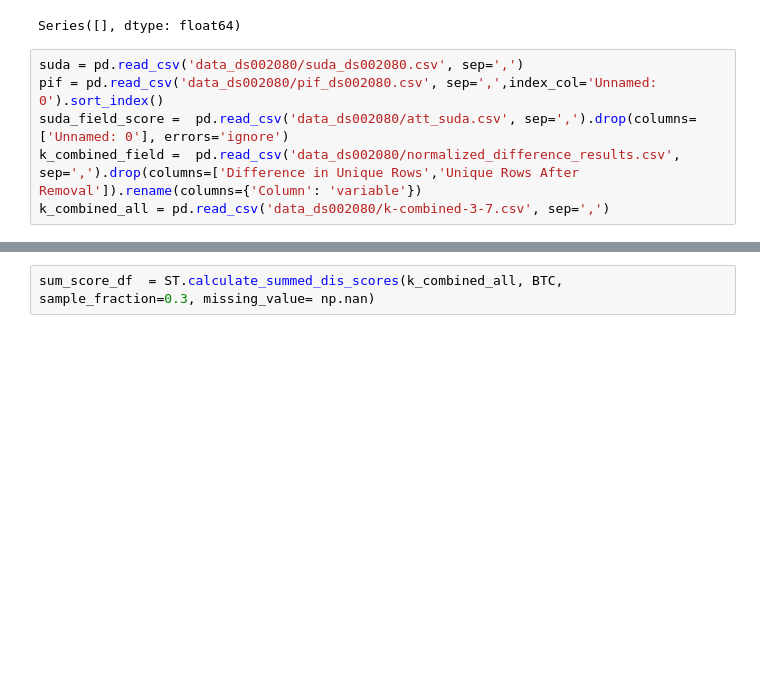
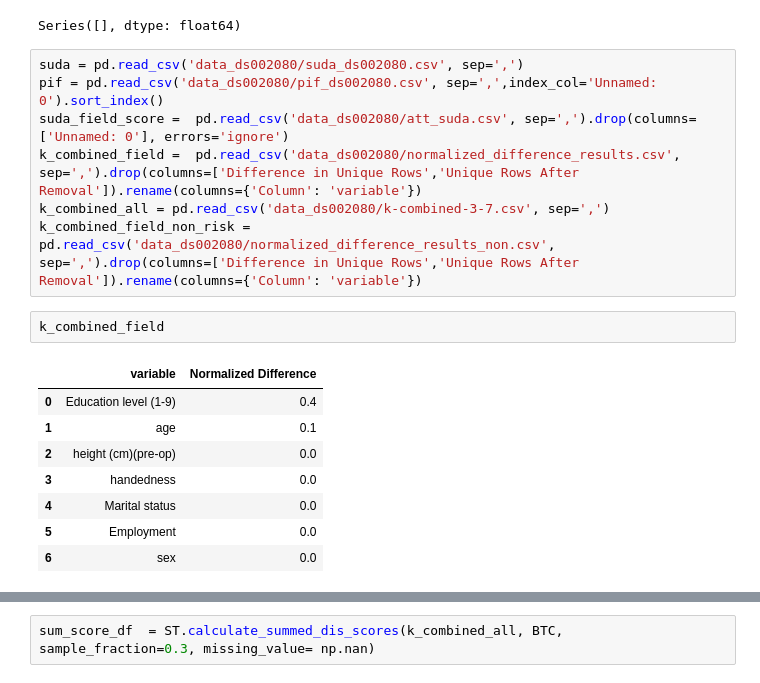
Before and after one commit to EmiKib/MetaprivBIDS-Assessment, a Jupyter notebook: BTC_ds002080/BTC.ipynb, the cells around one changed output, grey strips where cells are left out. Cells and saved outputs as stored; diff of their text form; blank space fills up the shorter version.

```diff
--- a/BTC_ds002080/BTC.ipynb
+++ b/BTC_ds002080/BTC.ipynb
@@ -23,6 +24,18 @@ pif = pd.read_csv('data_ds002080/pif_ds002080.csv', sep=',',index_col='Unnamed:
 suda_field_score =  pd.read_csv('data_ds002080/att_suda.csv', sep=',').drop(columns=['Unnamed: 0'], errors='ignore')
 k_combined_field =  pd.read_csv('data_ds002080/normalized_difference_results.csv', sep=',').drop(columns=['Difference in Unique Rows','Unique Rows After Removal']).rename(columns={'Column': 'variable'})
 k_combined_all = pd.read_csv('data_ds002080/k-combined-3-7.csv', sep=',')
+k_combined_field_non_risk = pd.read_csv('data_ds002080/normalized_difference_results_non.csv', sep=',').drop(columns=['Difference in Unique Rows','Unique Rows After Removal']).rename(columns={'Column': 'variable'})
+# %%
+k_combined_field
+# %% [output]
+|  | variable | Normalized Difference |
+| 0 | Education level (1-9) | 0.4 |
+| 1 | age | 0.1 |
+| 2 | height (cm)(pre-op) | 0.0 |
+| 3 | handedness | 0.0 |
+| 4 | Marital status | 0.0 |
+| 5 | Employment | 0.0 |
+| 6 | sex | 0.0 |
 # %%
 ST.stats(suda, pif, suda_field_score, k_combined_field)
 # %% [output]
```
Also changed, not shown: parts of 13 cells of this notebook, 5 other files.
